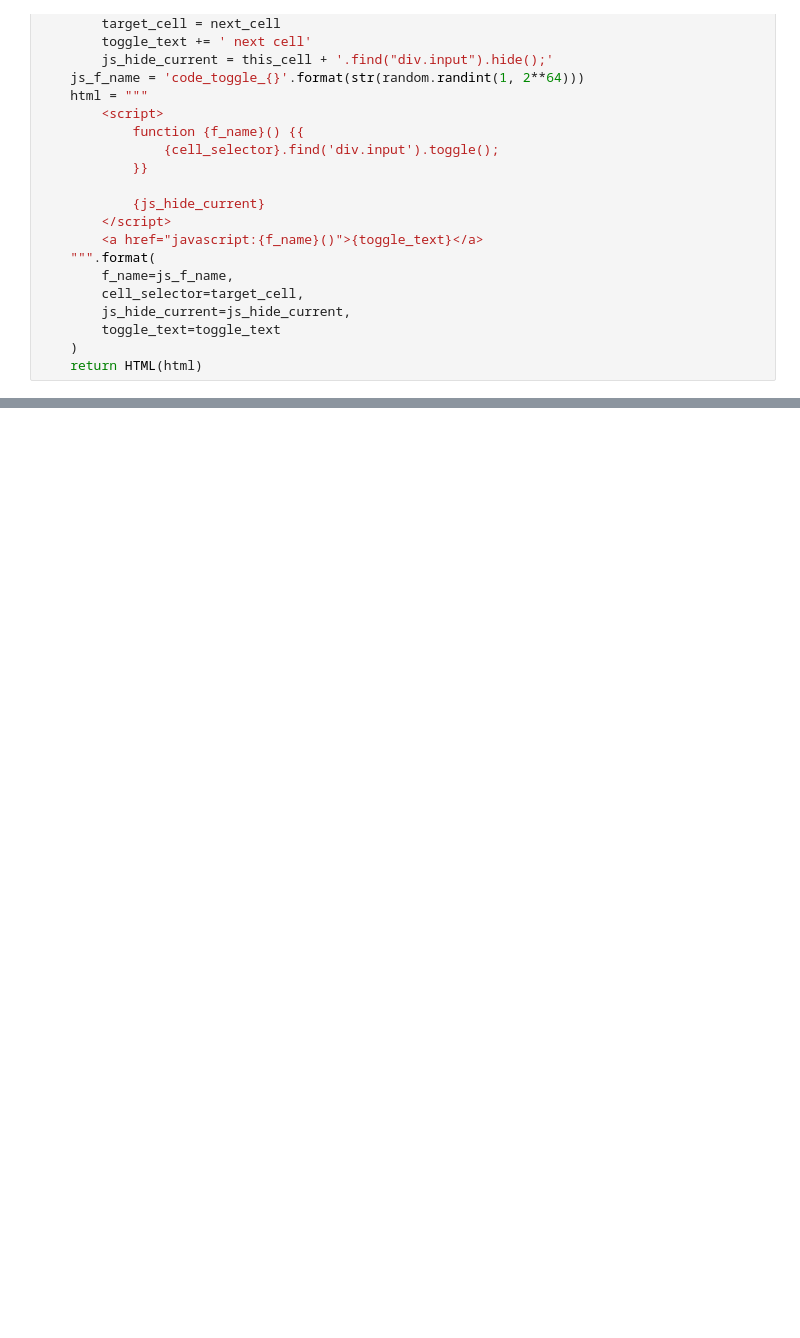
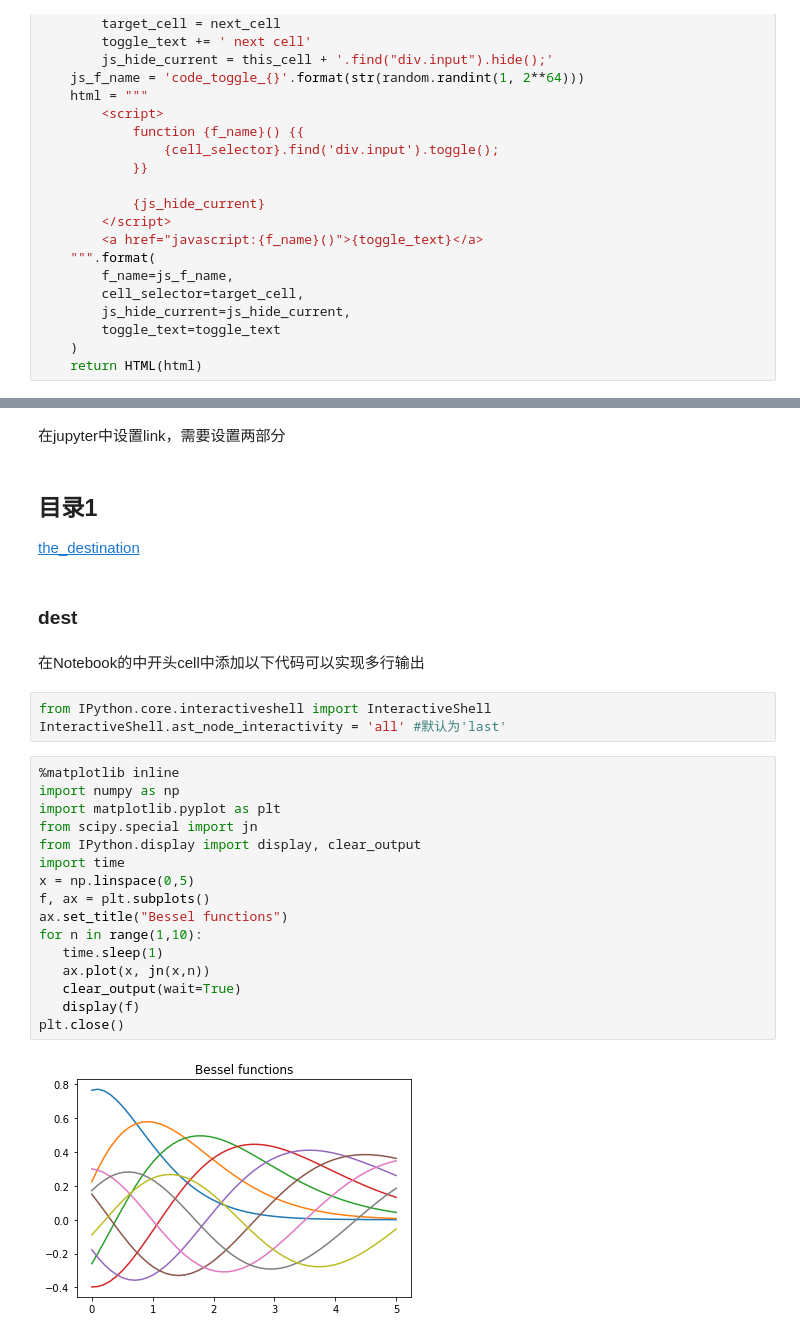
Before and after one commit to arlose/MathAndAlgorithm, a Jupyter notebook: jupyter技巧.ipynb, the cells around one changed output, grey strips where cells are left out. Saved outputs shown, nothing was run; the diff lists cells and outputs as text; blank space fills up the shorter version.

```diff
--- a/jupyter技巧.ipynb
+++ b/jupyter技巧.ipynb
@@ -113,0 +197,31 @@ hidecell(False)
+# %% [markdown]
+在jupyter中设置link，需要设置两部分
+# %% [markdown]
+## 目录1
+[the_destination](#the_destination)
+# %% [markdown]
+<a id='the_destination'></a>
+### dest
+# %% [markdown]
+在Notebook的中开头cell中添加以下代码可以实现多行输出
+# %%
+from IPython.core.interactiveshell import InteractiveShell
+InteractiveShell.ast_node_interactivity = 'all' #默认为'last'
+# %%
+%matplotlib inline
+import numpy as np
+import matplotlib.pyplot as plt
+from scipy.special import jn
+from IPython.display import display, clear_output
+import time
+x = np.linspace(0,5)
+f, ax = plt.subplots()
+ax.set_title("Bessel functions")
+for n in range(1,10):
+   time.sleep(1)
+   ax.plot(x, jn(x,n))
+   clear_output(wait=True)
+   display(f)
+plt.close()
+# %% [output]
+[figure, added]
```
Also changed, not shown: parts of 20 cells of this notebook, 2 other files.
